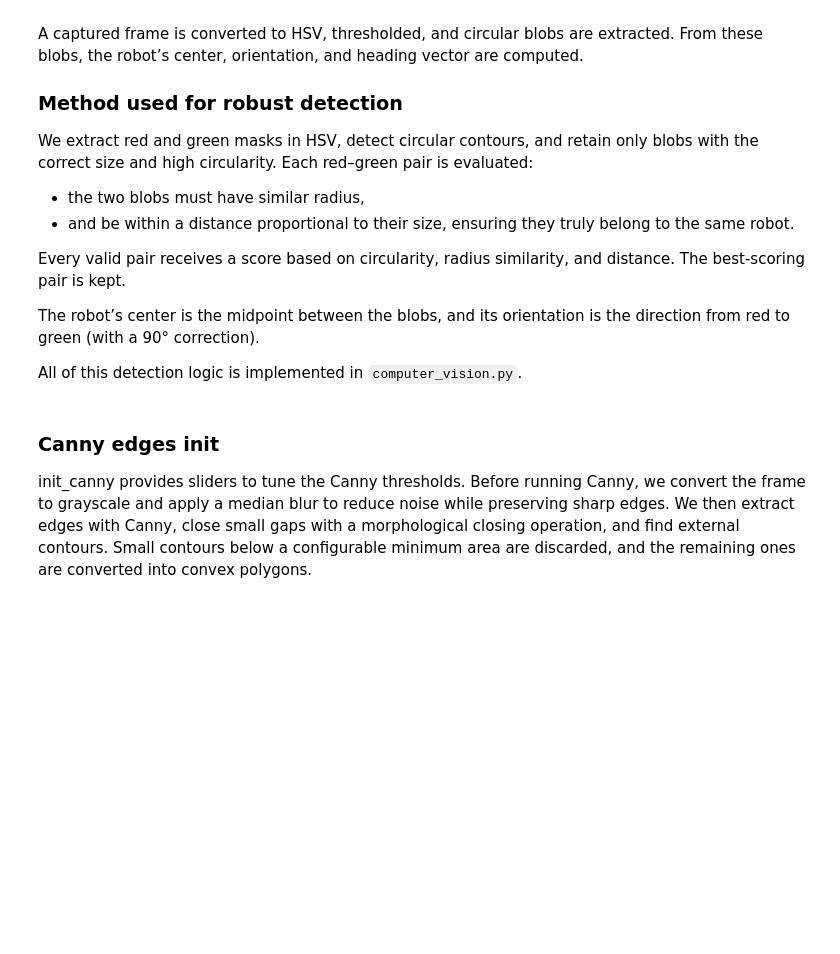
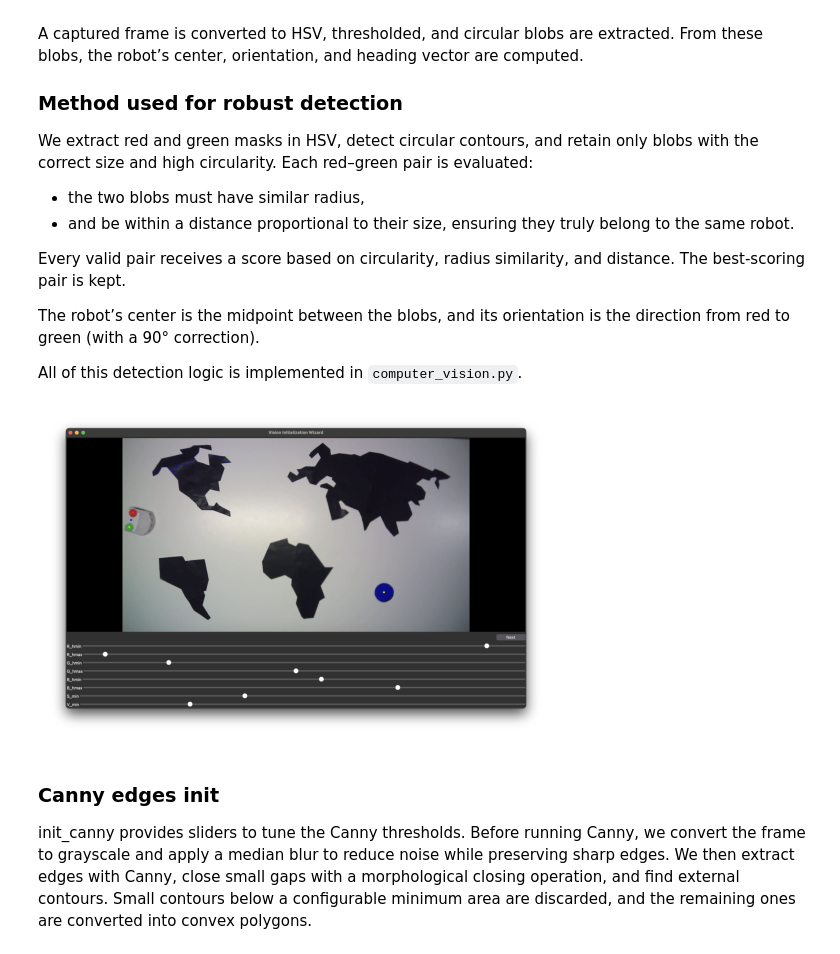
Before and after one commit to andrea-tarabay/mobile-robot-navigation, a Jupyter notebook: Report.ipynb, the cells around one changed output. Drawn from its saved outputs; the diff is of its cells as text; code cells hidden in the pictures; blank space fills up the shorter version.

```diff
--- a/Report.ipynb
+++ b/Report.ipynb
@@ -106,12 +104,13 @@ All of this detection logic is implemented in `computer_vision.py`.
 # %%
 
 
-img_path = Path.cwd() / "imgs" / "initialisation.jpeg"   # ajuste si l’image est ailleurs
-
+img_path = Path.cwd() / "imgs" / "slider_init_vision.png"
 img = Image.open(img_path)
 plt.imshow(img)
 plt.axis("off")
 plt.show()
+# %% [output]
+[figure, added]
 # %% [markdown]
 ### Canny edges init
 
```
Also changed, not shown: parts of 6 cells of this notebook, 5 other files.
